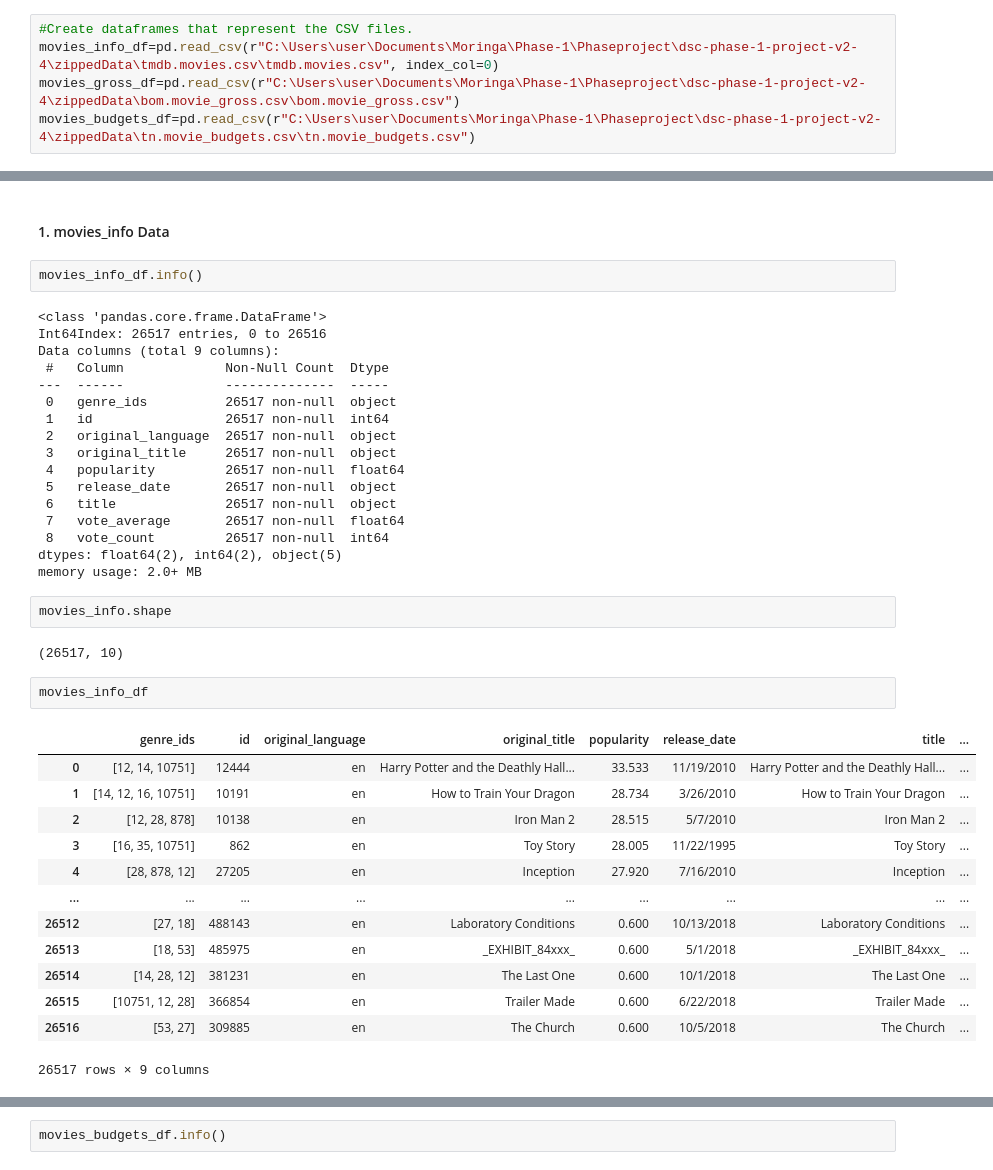
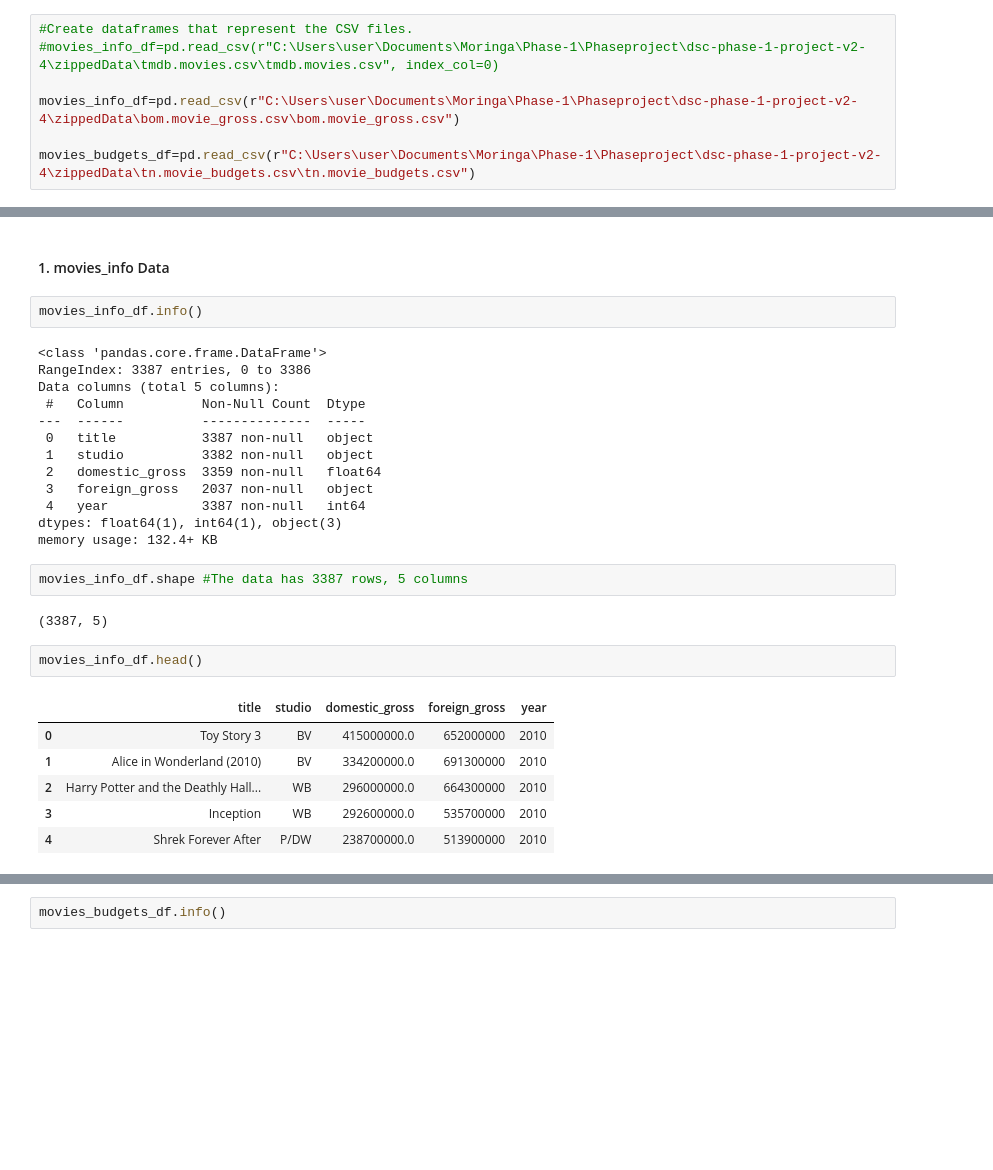
Before and after one commit to Sharon-Mukami/dsc-phase-1-project-v2-4, a Jupyter notebook: student.ipynb, the cells around one changed output, grey strips where cells are left out. Saved outputs shown, nothing was run; the diff lists cells and outputs as text; blank space fills up the shorter version.

Commit message:
Data Cleaning

```diff
--- a/student.ipynb
+++ b/student.ipynb
@@ -28,8 +28,10 @@ import pandas as pd
 import numpy as np
 # %%
 #Create dataframes that represent the CSV files.
-movies_info_df=pd.read_csv(r"C:\Users\user\Documents\Moringa\Phase-1\Phaseproject\dsc-phase-1-project-v2-4\zippedData\tmdb.movies.csv\tmdb.movies.csv", index_col=0)
-movies_gross_df=pd.read_csv(r"C:\Users\user\Documents\Moringa\Phase-1\Phaseproject\dsc-phase-1-project-v2-4\zippedData\bom.movie_gross.csv\bom.movie_gross.csv")
+#movies_info_df=pd.read_csv(r"C:\Users\user\Documents\Moringa\Phase-1\Phaseproject\dsc-phase-1-project-v2-4\zippedData\tmdb.movies.csv\tmdb.movies.csv", index_col=0)
+
+movies_info_df=pd.read_csv(r"C:\Users\user\Documents\Moringa\Phase-1\Phaseproject\dsc-phase-1-project-v2-4\zippedData\bom.movie_gross.csv\bom.movie_gross.csv")
+
 movies_budgets_df=pd.read_csv(r"C:\Users\user\Documents\Moringa\Phase-1\Phaseproject\dsc-phase-1-project-v2-4\zippedData\tn.movie_budgets.csv\tn.movie_budgets.csv")
 # %%
 #Inspect the shapes and attributes of the attributes of the dataframes
@@ -40,38 +42,27 @@ movies_budgets_df=pd.read_csv(r"C:\Users\user\Documents\Moringa\Phase-1\Phasepro
 movies_info_df.info()
 # %% [output]
 <class 'pandas.core.frame.DataFrame'>
-Int64Index: 26517 entries, 0 to 26516
-Data columns (total 9 columns):
- #   Column             Non-Null Count  Dtype
----  ------             --------------  -----
- 0   genre_ids          26517 non-null  object
- 1   id                 26517 non-null  int64
- 2   original_language  26517 non-null  object
- 3   original_title     26517 non-null  object
- 4   popularity         26517 non-null  float64
- 5   release_date       26517 non-null  object
- 6   title              26517 non-null  object
- 7   vote_average       26517 non-null  float64
- 8   vote_count         26517 non-null  int64
-dtypes: float64(2), int64(2), object(5)
-memory usage: 2.0+ MB
+RangeIndex: 3387 entries, 0 to 3386
+Data columns (total 5 columns):
+ #   Column          Non-Null Count  Dtype
+---  ------          --------------  -----
+ 0   title           3387 non-null   object
+ 1   studio          3382 non-null   object
+ 2   domestic_gross  3359 non-null   float64
+ 3   foreign_gross   2037 non-null   object
+ 4   year            3387 non-null   int64
+dtypes: float64(1), int64(1), object(3)
+memory usage: 132.4+ KB
-# %%
-movies_info.shape
-# %% [output]
-(26517, 10)
+# %%
+movies_info_df.shape #The data has 3387 rows, 5 columns
+# %% [output]
+(3387, 5)
 # %%
-movies_info_df
+movies_info_df.head()
 # %% [output]
-|  | genre_ids | id | original_language | original_title | popularity | release_date | title | ... |
-| 0 | [12, 14, 10751] | 12444 | en | Harry Potter and the Deathly Hall... | 33.533 | 11/19/2010 | Harry Potter and the Deathly Hall... | ... |
-| 1 | [14, 12, 16, 10751] | 10191 | en | How to Train Your Dragon | 28.734 | 3/26/2010 | How to Train Your Dragon | ... |
-| 2 | [12, 28, 878] | 10138 | en | Iron Man 2 | 28.515 | 5/7/2010 | Iron Man 2 | ... |
-| 3 | [16, 35, 10751] | 862 | en | Toy Story | 28.005 | 11/22/1995 | Toy Story | ... |
-| 4 | [28, 878, 12] | 27205 | en | Inception | 27.920 | 7/16/2010 | Inception | ... |
-| ... | ... | ... | ... | ... | ... | ... | ... | ... |
-| 26512 | [27, 18] | 488143 | en | Laboratory Conditions | 0.600 | 10/13/2018 | Laboratory Conditions | ... |
-| 26513 | [18, 53] | 485975 | en | _EXHIBIT_84xxx_ | 0.600 | 5/1/2018 | _EXHIBIT_84xxx_ | ... |
-| 26514 | [14, 28, 12] | 381231 | en | The Last One | 0.600 | 10/1/2018 | The Last One | ... |
-| 26515 | [10751, 12, 28] | 366854 | en | Trailer Made | 0.600 | 6/22/2018 | Trailer Made | ... |
-| 26516 | [53, 27] | 309885 | en | The Church | 0.600 | 10/5/2018 | The Church | ... |
+|  | title | studio | domestic_gross | foreign_gross | year |
+| 0 | Toy Story 3 | BV | 415000000.0 | 652000000 | 2010 |
+| 1 | Alice in Wonderland (2010) | BV | 334200000.0 | 691300000 | 2010 |
+| 2 | Harry Potter and the Deathly Hall... | WB | 296000000.0 | 664300000 | 2010 |
+| 3 | Inception | WB | 292600000.0 | 535700000 | 2010 |
+| 4 | Shrek Forever After | P/DW | 238700000.0 | 513900000 | 2010 |
-26517 rows × 9 columns
```
Also changed, not shown: parts of 57 cells of this notebook.
